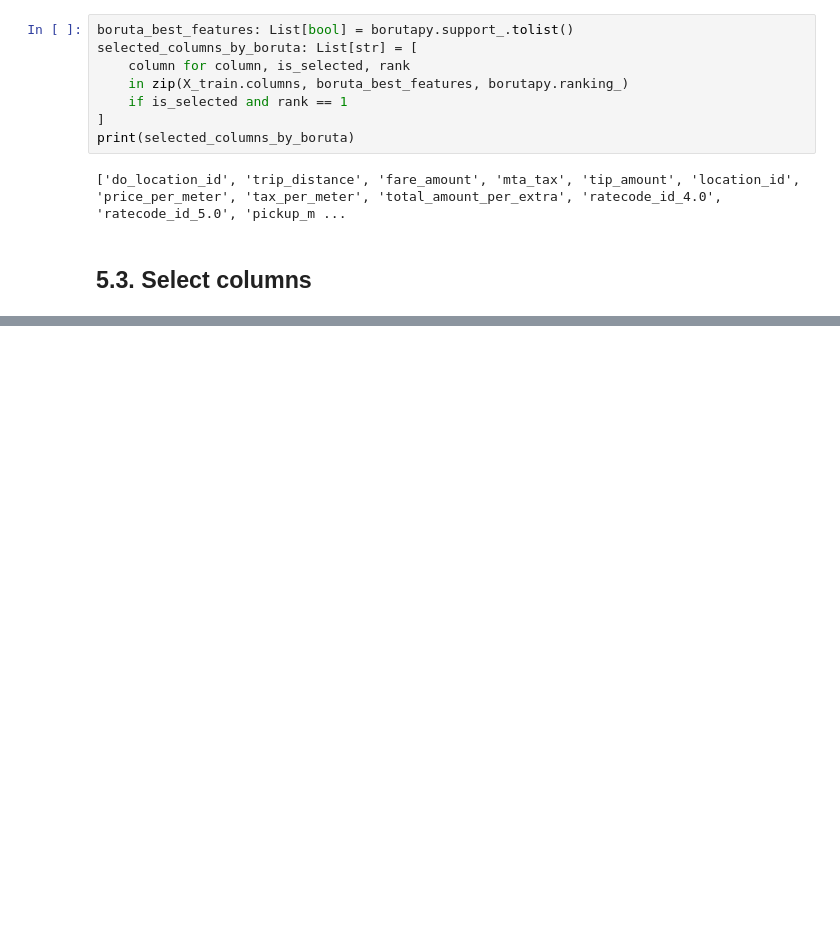
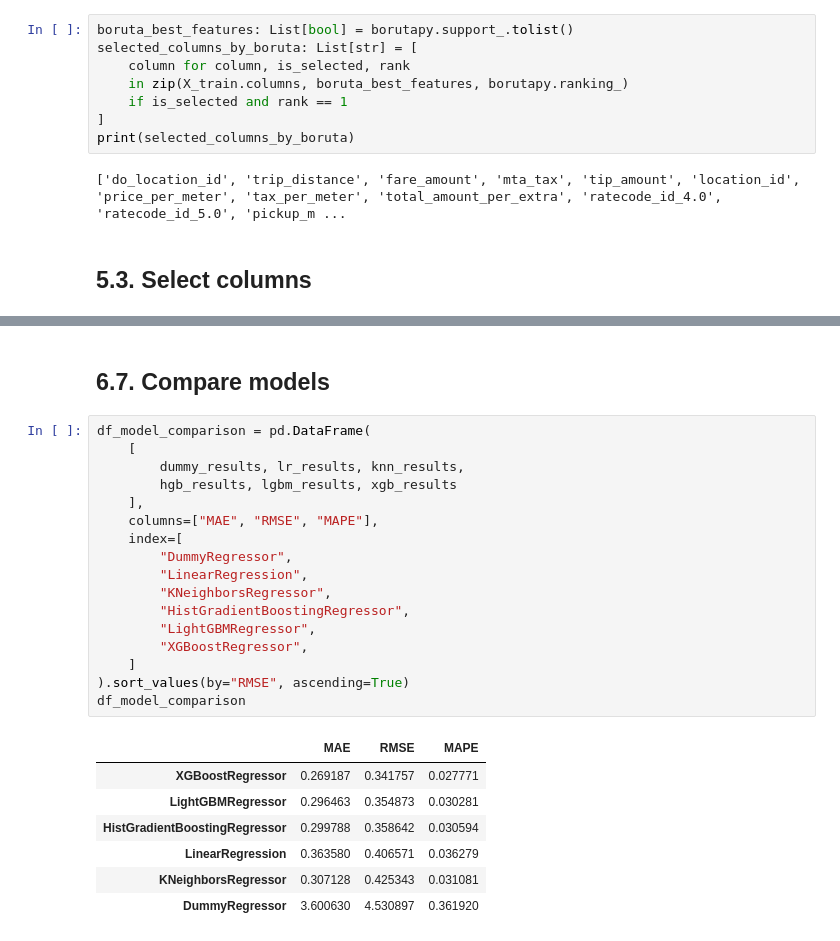
Before and after one commit to cenciati/predict-taxi-fare, a Jupyter notebook: notebooks/experiment-01.ipynb, the cells around one changed output, grey strips where cells are left out. Cells and saved outputs as stored; diff of their text form; blank space fills up the shorter version.

```diff
--- a/notebooks/experiment-01.ipynb
+++ b/notebooks/experiment-01.ipynb
@@ -645,0 +775,27 @@ X_train.sample(3)
+# %% [markdown]
+## 6.7. Compare models
+# %%
+df_model_comparison = pd.DataFrame(
+    [
+        dummy_results, lr_results, knn_results,
+        hgb_results, lgbm_results, xgb_results
+    ],
+    columns=["MAE", "RMSE", "MAPE"],
+    index=[
+        "DummyRegressor",
+        "LinearRegression",
+        "KNeighborsRegressor",
+        "HistGradientBoostingRegressor",
+        "LightGBMRegressor",
+        "XGBoostRegressor",
+    ]
+).sort_values(by="RMSE", ascending=True)
+df_model_comparison
+# %% [output]
+|  | MAE | RMSE | MAPE |
+| XGBoostRegressor | 0.269187 | 0.341757 | 0.027771 |
+| LightGBMRegressor | 0.296463 | 0.354873 | 0.030281 |
+| HistGradientBoostingRegressor | 0.299788 | 0.358642 | 0.030594 |
+| LinearRegression | 0.363580 | 0.406571 | 0.036279 |
+| KNeighborsRegressor | 0.307128 | 0.425343 | 0.031081 |
+| DummyRegressor | 3.600630 | 4.530897 | 0.361920 |
```
Also changed, not shown: parts of 24 cells of this notebook.
